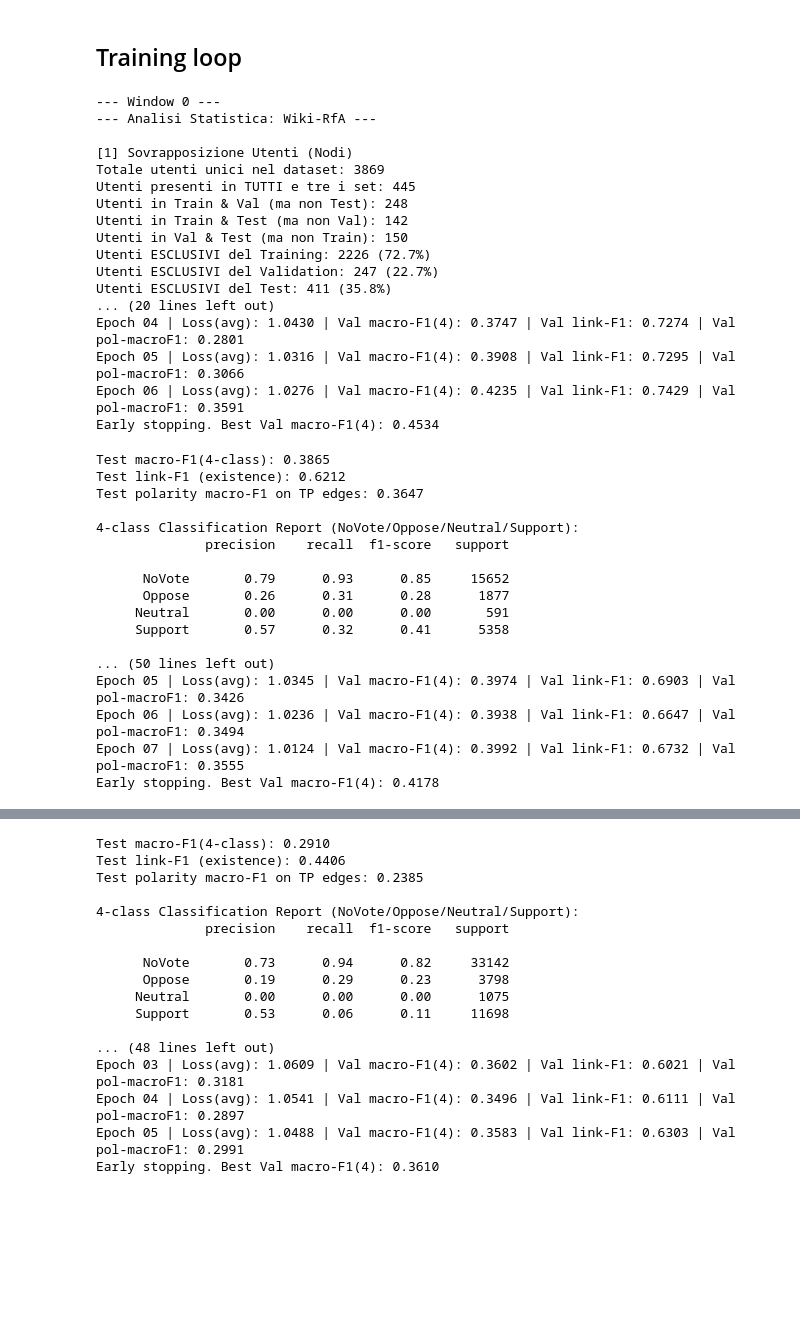
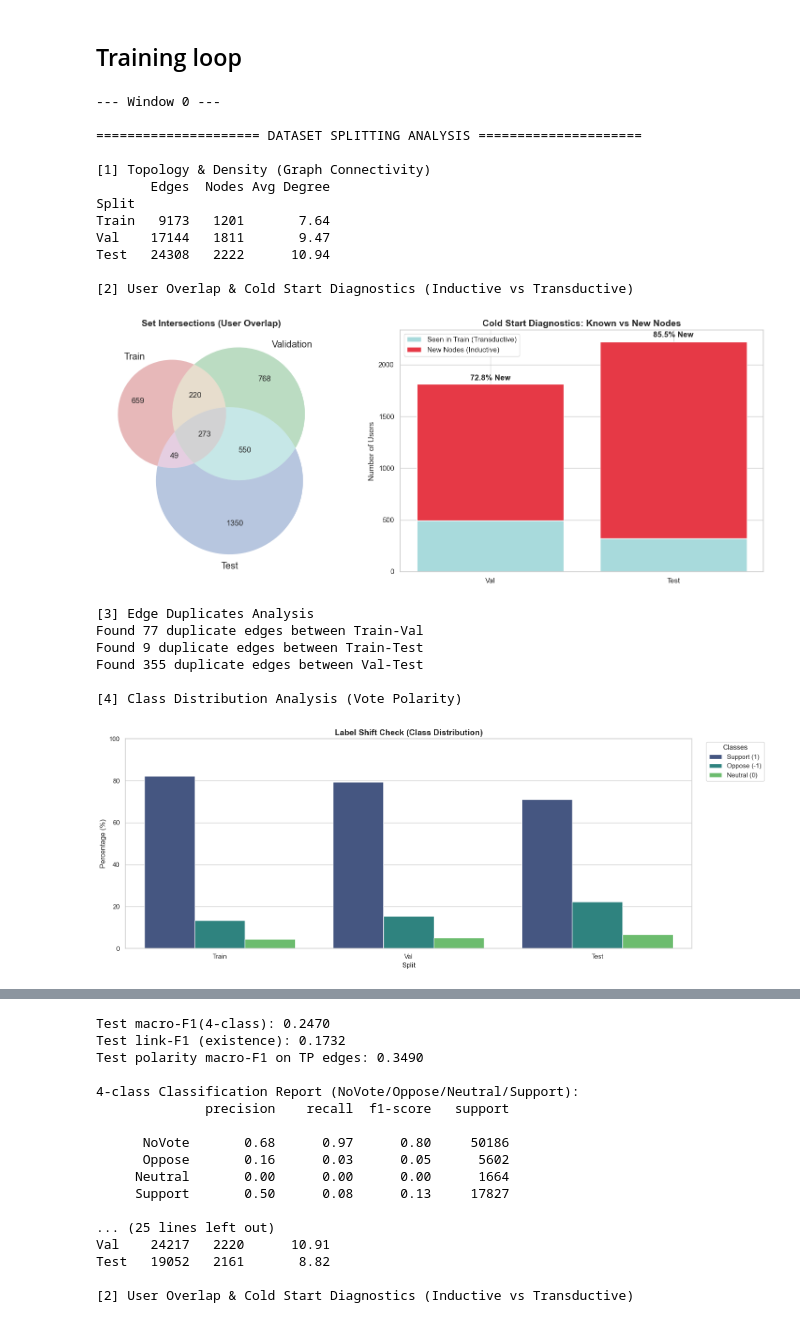
Before and after one commit to Lav-11/LFN_assignment, a Jupyter notebook: gnn_sliding_window.ipynb, the cells around one changed output, grey strips where cells are left out. Saved outputs shown, nothing was run; the diff lists cells and outputs as text; code cells hidden in the pictures; blank space fills up the shorter version.

```diff
--- a/gnn_sliding_window.ipynb
+++ b/gnn_sliding_window.ipynb
@@ -684,7 +568,7 @@ link_weights = torch.tensor([0.85, 1.22], dtype=torch.float).to(device)  # Examp
 pol_weights = torch.tensor([1.25, 2.32, 0.67], dtype=torch.float).to(device)  # Example weights
 
 
-for i, ((X_tr, y_tr, dates_tr), (X_va, y_va, dates_va), (X_te, y_te, dates_te)) in enumerate(get_windows(X.numpy(), y_pos.numpy(), np.array(dates))):
+for i, ((X_tr, y_tr, dates_tr), (X_va, y_va, dates_va), (X_te, y_te, dates_te)) in enumerate(get_windows(X, y_pos, dates)):
     print(f"\n--- Window {i} ---")
 
     # ---------------------------------------------------------
@@ -777,62 +661,48 @@ for i, ((X_tr, y_tr, dates_tr), (X_va, y_va, dates_va), (X_te, y_te, dates_te))
         model, optimizer,
         train_loader, val_loader,
         device,
         link_weights, pol_weights,
         patience=5,
         lambda_pol=1.0,
         num_epochs=50
     )
     model.load_state_dict(best_state)
 
     # ---------------------------------------------------------
     # 6. Final evaluation on test set
     # ---------------------------------------------------------
     test_macro_f1_4, test_link_f1, test_pol_f1, (y_true_4, y_pred_4), pol_report = eval_hierarchical(model, test_loader, device, report=True)
 
     print(f"Test macro-F1(4-class): {test_macro_f1_4:.4f}")
     print(f"Test link-F1 (existence): {test_link_f1:.4f}")
     print(f"Test polarity macro-F1 on TP edges: {test_pol_f1:.4f}")
     print("\n4-class Classification Report (NoVote/Oppose/Neutral/Support):")
     print(classification_report(
         y_true_4, y_pred_4,
         target_names=["NoVote", "Oppose", "Neutral", "Support"],
         digits=2
     ))
 
     print("\nVote polarity report on true-positive links where model predicts Voted:")
     print(pol_report if pol_report is not None else "No TP edges predicted as Voted.")
 # %% [output]
 --- Window 0 ---
---- Analisi Statistica: Wiki-RfA ---
 
-[1] Sovrapposizione Utenti (Nodi)
-Totale utenti unici nel dataset: 3869
-Utenti presenti in TUTTI e tre i set: 445
-Utenti in Train & Val (ma non Test): 248
-Utenti in Train & Test (ma non Val): 142
-Utenti in Val & Test (ma non Train): 150
-Utenti ESCLUSIVI del Training: 2226 (72.7%)
-Utenti ESCLUSIVI del Validation: 247 (22.7%)
-Utenti ESCLUSIVI del Test: 411 (35.8%)
-... (20 lines left out)
-Epoch 04 | Loss(avg): 1.0430 | Val macro-F1(4): 0.3747 | Val link-F1: 0.7274 | Val pol-macroF1: 0.2801
-Epoch 05 | Loss(avg): 1.0316 | Val macro-F1(4): 0.3908 | Val link-F1: 0.7295 | Val pol-macroF1: 0.3066
-Epoch 06 | Loss(avg): 1.0276 | Val macro-F1(4): 0.4235 | Val link-F1: 0.7429 | Val pol-macroF1: 0.3591
-Early stopping. Best Val macro-F1(4): 0.4534
+===================== DATASET SPLITTING ANALYSIS =====================
+
+[1] Topology & Density (Graph Connectivity)
+       Edges  Nodes Avg Degree
+Split
+Train   9173   1201       7.64
+Val    17144   1811       9.47
+Test   24308   2222      10.94
+
+[2] User Overlap & Cold Start Diagnostics (Inductive vs Transductive)
+[figure, added]
-Test macro-F1(4-class): 0.3865
-Test link-F1 (existence): 0.6212
-Test polarity macro-F1 on TP edges: 0.3647
+[3] Edge Duplicates Analysis
+Found 77 duplicate edges between Train-Val
+Found 9 duplicate edges between Train-Test
+Found 355 duplicate edges between Val-Test
 
-4-class Classification Report (NoVote/Oppose/Neutral/Support):
-              precision    recall  f1-score   support
-
-      NoVote       0.79      0.93      0.85     15652
-      Oppose       0.26      0.31      0.28      1877
-     Neutral       0.00      0.00      0.00       591
-     Support       0.57      0.32      0.41      5358
-
-... (50 lines left out)
-Epoch 05 | Loss(avg): 1.0345 | Val macro-F1(4): 0.3974 | Val link-F1: 0.6903 | Val pol-macroF1: 0.3426
-Epoch 06 | Loss(avg): 1.0236 | Val macro-F1(4): 0.3938 | Val link-F1: 0.6647 | Val pol-macroF1: 0.3494
-Epoch 07 | Loss(avg): 1.0124 | Val macro-F1(4): 0.3992 | Val link-F1: 0.6732 | Val pol-macroF1: 0.3555
-Early stopping. Best Val macro-F1(4): 0.4178
+[4] Class Distribution Analysis (Vote Polarity)
+[figure, added]
@@ -856,17 +726,17 @@ Early stopping. Best Val macro-F1(4): 0.3662
-Test macro-F1(4-class): 0.2910
-Test link-F1 (existence): 0.4406
-Test polarity macro-F1 on TP edges: 0.2385
+Test macro-F1(4-class): 0.2470
+Test link-F1 (existence): 0.1732
+Test polarity macro-F1 on TP edges: 0.3490
 
 4-class Classification Report (NoVote/Oppose/Neutral/Support):
               precision    recall  f1-score   support
 
-      NoVote       0.73      0.94      0.82     33142
-      Oppose       0.19      0.29      0.23      3798
-     Neutral       0.00      0.00      0.00      1075
-     Support       0.53      0.06      0.11     11698
+      NoVote       0.68      0.97      0.80     50186
+      Oppose       0.16      0.03      0.05      5602
+     Neutral       0.00      0.00      0.00      1664
+     Support       0.50      0.08      0.13     17827
 
-... (48 lines left out)
-Epoch 03 | Loss(avg): 1.0609 | Val macro-F1(4): 0.3602 | Val link-F1: 0.6021 | Val pol-macroF1: 0.3181
-Epoch 04 | Loss(avg): 1.0541 | Val macro-F1(4): 0.3496 | Val link-F1: 0.6111 | Val pol-macroF1: 0.2897
-Epoch 05 | Loss(avg): 1.0488 | Val macro-F1(4): 0.3583 | Val link-F1: 0.6303 | Val pol-macroF1: 0.2991
-Early stopping. Best Val macro-F1(4): 0.3610
+... (25 lines left out)
+Val    24217   2220      10.91
+Test   19052   2161       8.82
+
+[2] User Overlap & Cold Start Diagnostics (Inductive vs Transductive)
```
Also changed, not shown: parts of 9 cells of this notebook, 4 other files.
